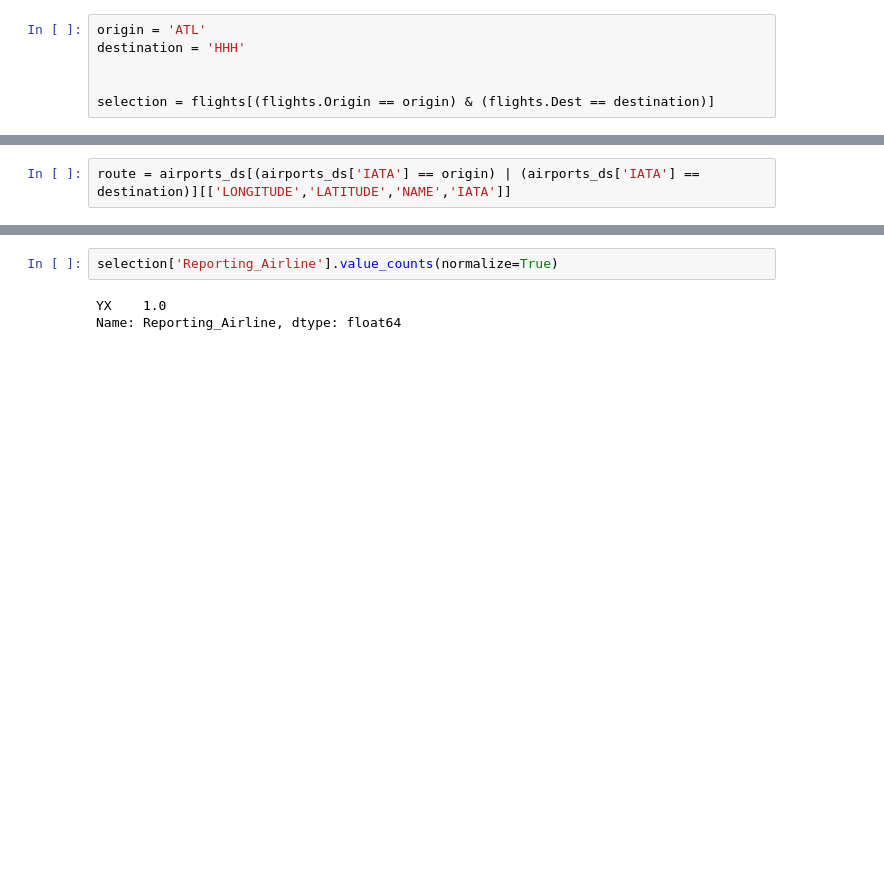
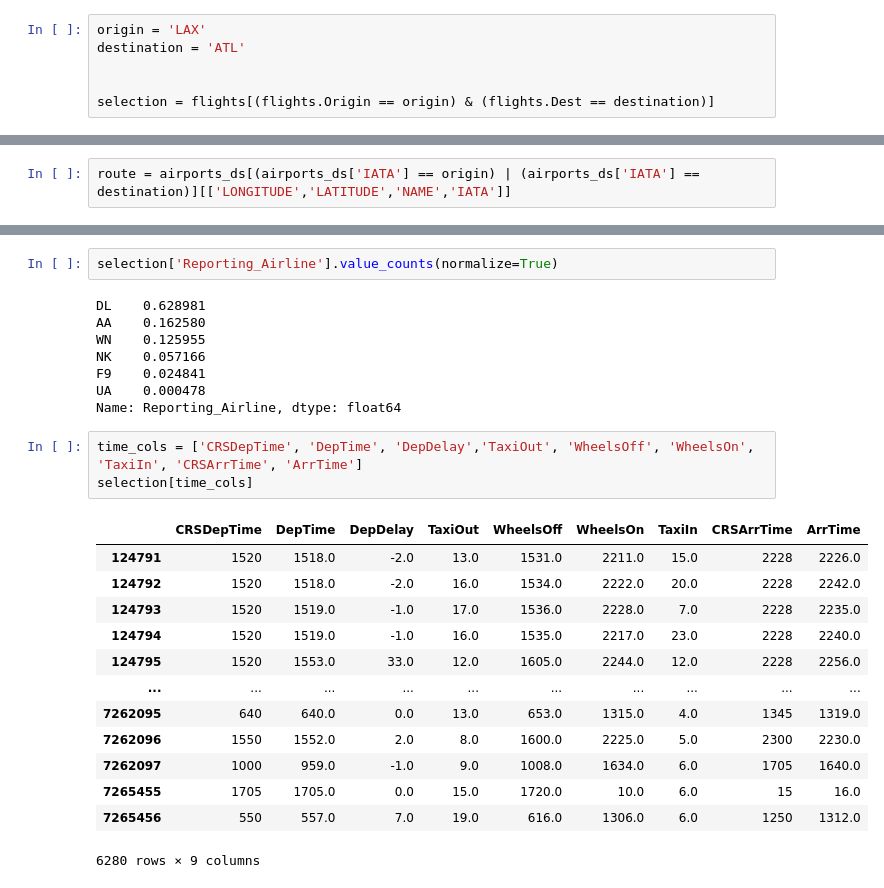
Before and after one commit to ricardozacarias/flight-delays, a Jupyter notebook: flights-eda.ipynb, the cells around one changed output, grey strips where cells are left out. Drawn from its saved outputs; the diff is of its cells as text; blank space fills up the shorter version.

```diff
--- a/flights-eda.ipynb
+++ b/flights-eda.ipynb
@@ -482,8 +482,8 @@ fig.show()
 # %% [markdown]
 # Selecting Specific Routes
 # %%
-origin = 'ATL'
-destination = 'HHH'
+origin = 'LAX'
+destination = 'ATL'
 
 
 selection = flights[(flights.Origin == origin) & (flights.Dest == destination)]
@@ -550,5 +550,27 @@ route_fig(origin, destination)
 # %%
 selection['Reporting_Airline'].value_counts(normalize=True)
 # %% [output]
-YX    1.0
+DL    0.628981
+AA    0.162580
+WN    0.125955
+NK    0.057166
+F9    0.024841
+UA    0.000478
 Name: Reporting_Airline, dtype: float64
+# %%
+time_cols = ['CRSDepTime', 'DepTime', 'DepDelay','TaxiOut', 'WheelsOff', 'WheelsOn', 'TaxiIn', 'CRSArrTime', 'ArrTime']
+selection[time_cols]
+# %% [output]
+|  | CRSDepTime | DepTime | DepDelay | TaxiOut | WheelsOff | WheelsOn | TaxiIn | CRSArrTime | ArrTime |
+| 124791 | 1520 | 1518.0 | -2.0 | 13.0 | 1531.0 | 2211.0 | 15.0 | 2228 | 2226.0 |
+| 124792 | 1520 | 1518.0 | -2.0 | 16.0 | 1534.0 | 2222.0 | 20.0 | 2228 | 2242.0 |
+| 124793 | 1520 | 1519.0 | -1.0 | 17.0 | 1536.0 | 2228.0 | 7.0 | 2228 | 2235.0 |
+| 124794 | 1520 | 1519.0 | -1.0 | 16.0 | 1535.0 | 2217.0 | 23.0 | 2228 | 2240.0 |
+| 124795 | 1520 | 1553.0 | 33.0 | 12.0 | 1605.0 | 2244.0 | 12.0 | 2228 | 2256.0 |
+| ... | ... | ... | ... | ... | ... | ... | ... | ... | ... |
+| 7262095 | 640 | 640.0 | 0.0 | 13.0 | 653.0 | 1315.0 | 4.0 | 1345 | 1319.0 |
+| 7262096 | 1550 | 1552.0 | 2.0 | 8.0 | 1600.0 | 2225.0 | 5.0 | 2300 | 2230.0 |
+| 7262097 | 1000 | 959.0 | -1.0 | 9.0 | 1008.0 | 1634.0 | 6.0 | 1705 | 1640.0 |
+| 7265455 | 1705 | 1705.0 | 0.0 | 15.0 | 1720.0 | 10.0 | 6.0 | 15 | 16.0 |
+| 7265456 | 550 | 557.0 | 7.0 | 19.0 | 616.0 | 1306.0 | 6.0 | 1250 | 1312.0 |
+6280 rows × 9 columns
```
Also changed, not shown: parts of 2 cells of this notebook.
